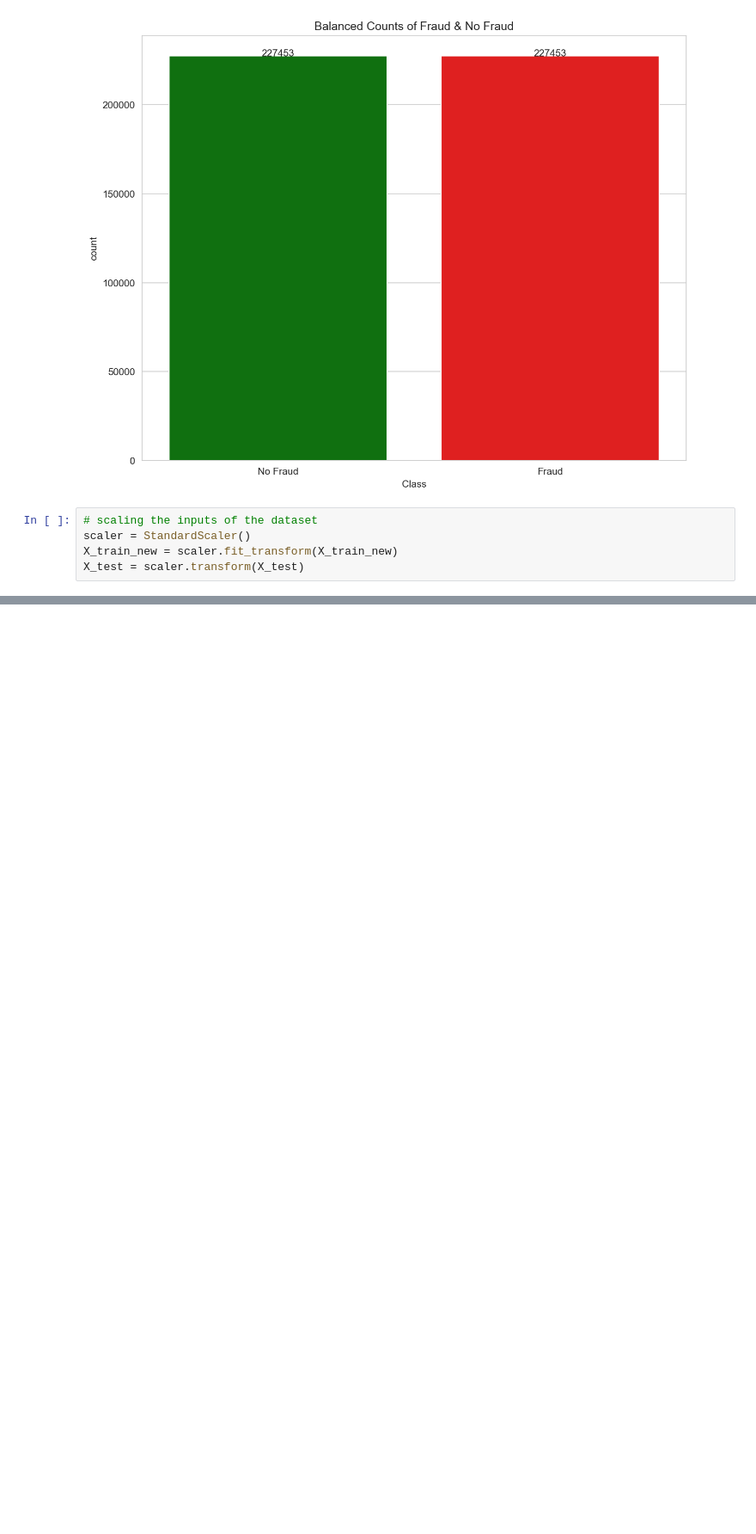
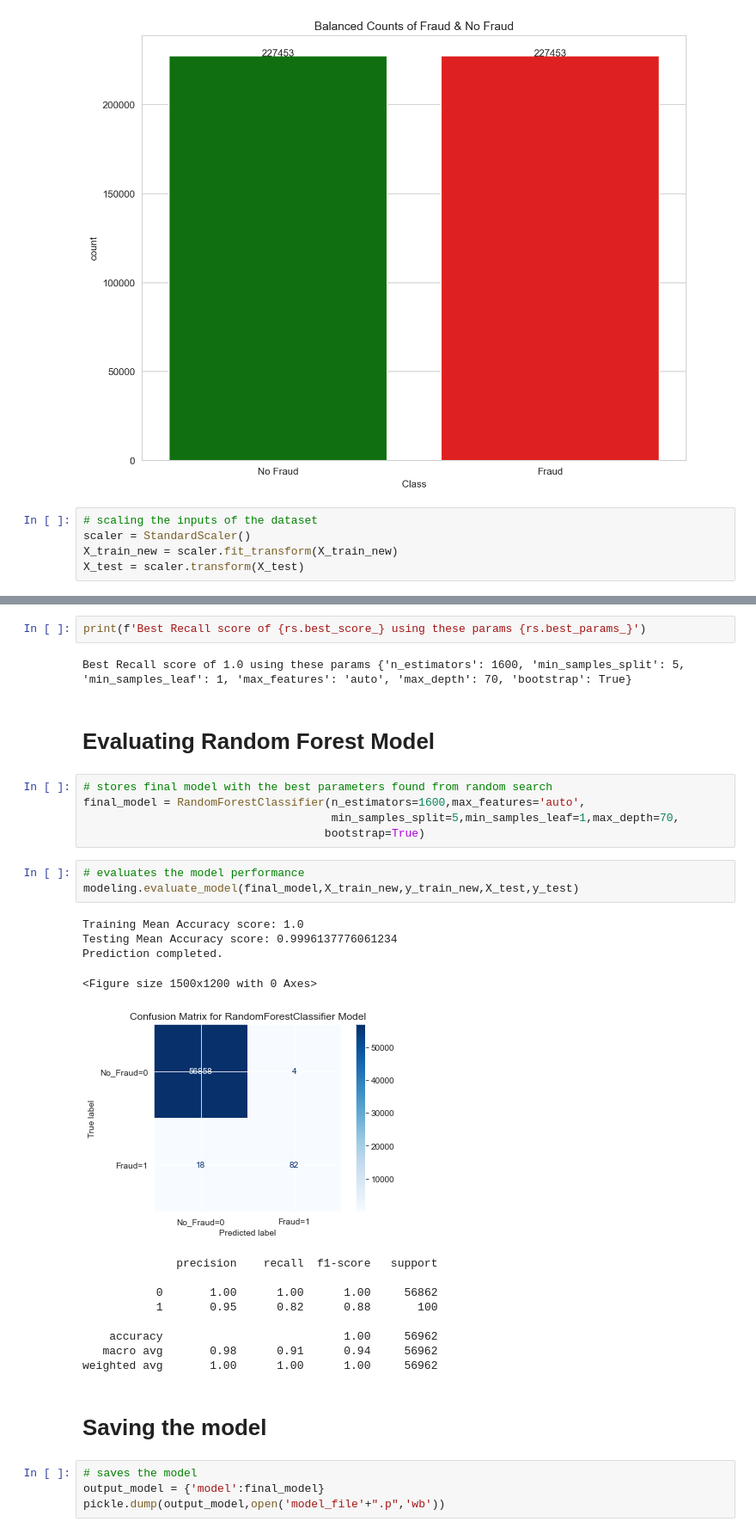
Before and after one commit to faithfulalabi/Fraud_Detection, a Jupyter notebook: Fraud_Detection.ipynb, the cells around one changed output, grey strips where cells are left out. Shown at 86% size. Cells and saved outputs as stored; diff of their text form; blank space fills up the shorter version.

```diff
--- a/Fraud_Detection.ipynb
+++ b/Fraud_Detection.ipynb
@@ -305,0 +218,34 @@ Hi I am Jordan
+# %%
+print(f'Best Recall score of {rs.best_score_} using these params {rs.best_params_}')
+# %% [output]
+Best Recall score of 1.0 using these params {'n_estimators': 1600, 'min_samples_split': 5, 'min_samples_leaf': 1, 'max_features': 'auto', 'max_depth': 70, 'bootstrap': True}
+# %% [markdown]
+# Evaluating Random Forest Model
+# %%
+# stores final model with the best parameters found from random search
+final_model = RandomForestClassifier(n_estimators=1600,max_features='auto',
+                                     min_samples_split=5,min_samples_leaf=1,max_depth=70,
+                                    bootstrap=True)
+# %%
+# evaluates the model performance
+modeling.evaluate_model(final_model,X_train_new,y_train_new,X_test,y_test)
+# %% [output]
+Training Mean Accuracy score: 1.0
+Testing Mean Accuracy score: 0.9996137776061234
+Prediction completed.
+<Figure size 1500x1200 with 0 Axes>
+[figure, added]
+              precision    recall  f1-score   support
+
+           0       1.00      1.00      1.00     56862
+           1       0.95      0.82      0.88       100
+
+    accuracy                           1.00     56962
+   macro avg       0.98      0.91      0.94     56962
+weighted avg       1.00      1.00      1.00     56962
+# %% [markdown]
+# Saving the model
+# %%
+# saves the model
+output_model = {'model':final_model}
+pickle.dump(output_model,open('model_file'+".p",'wb'))
```
Also changed, not shown: parts of 22 cells of this notebook, 3 other files.
